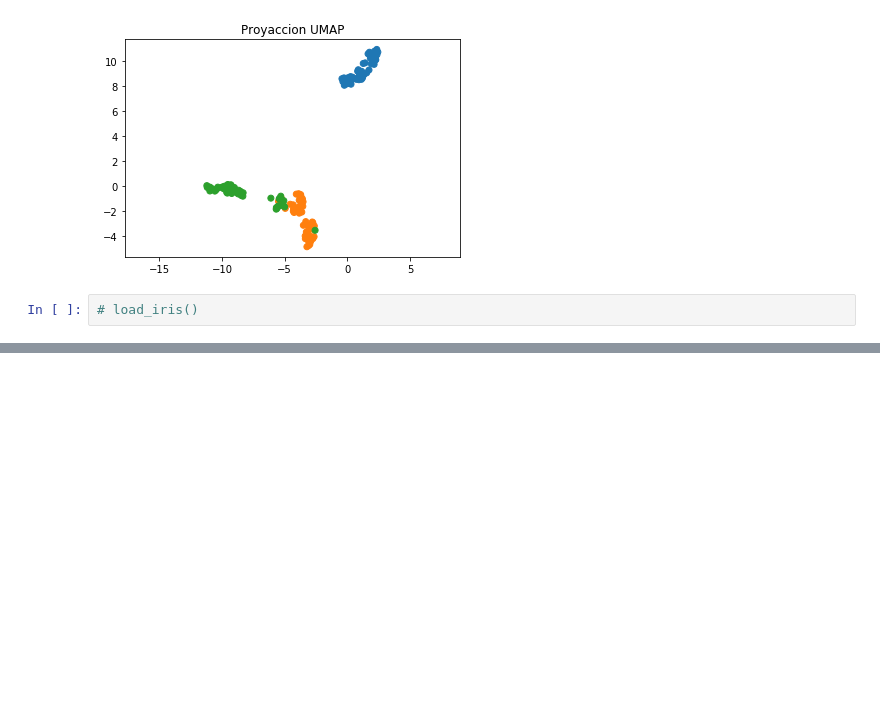
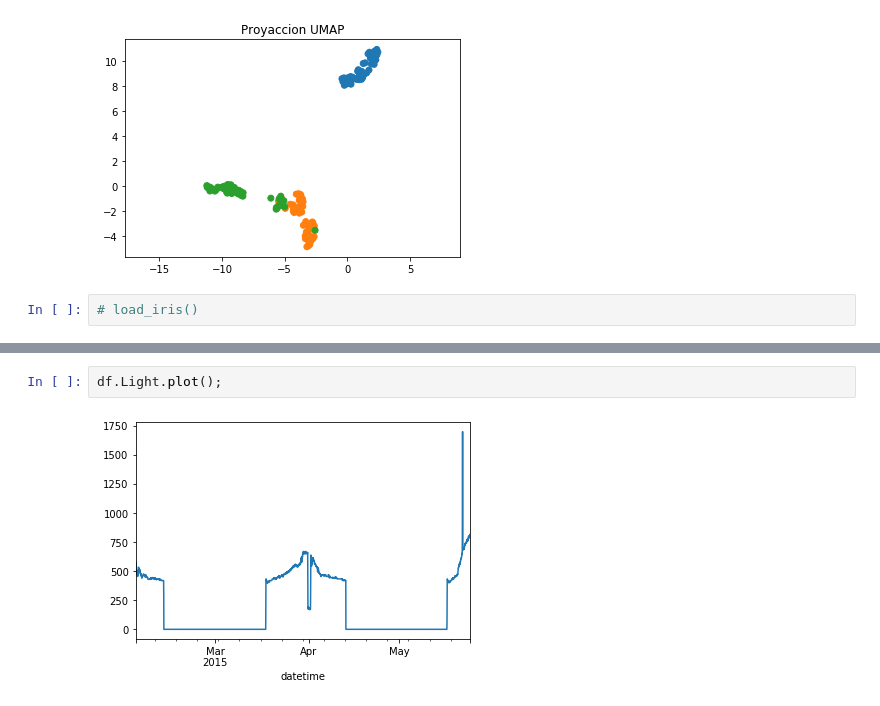
Before and after one commit to aeonryu/clases_datamex1019, a Jupyter notebook: w5_d4 - PCA, ICA, UMAP, Time series.ipynb, the cells around one changed output, grey strips where cells are left out. Cells and saved outputs as stored; diff of their text form; blank space fills up the shorter version.

```diff
--- a/w5_d4 - PCA, ICA, UMAP, Time series.ipynb
+++ b/w5_d4 - PCA, ICA, UMAP, Time series.ipynb
@@ -178,0 +206,4 @@ plt.show();
+# %%
+df.Light.plot();
+# %% [output]
+[figure, added]
```
Also changed, not shown: parts of 18 cells of this notebook.
